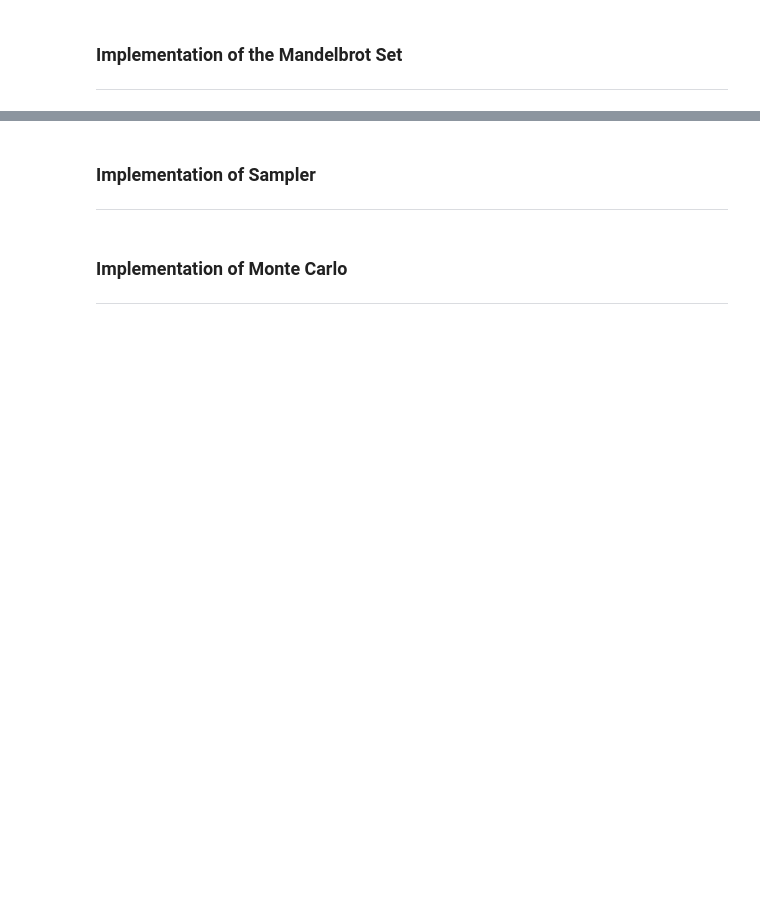
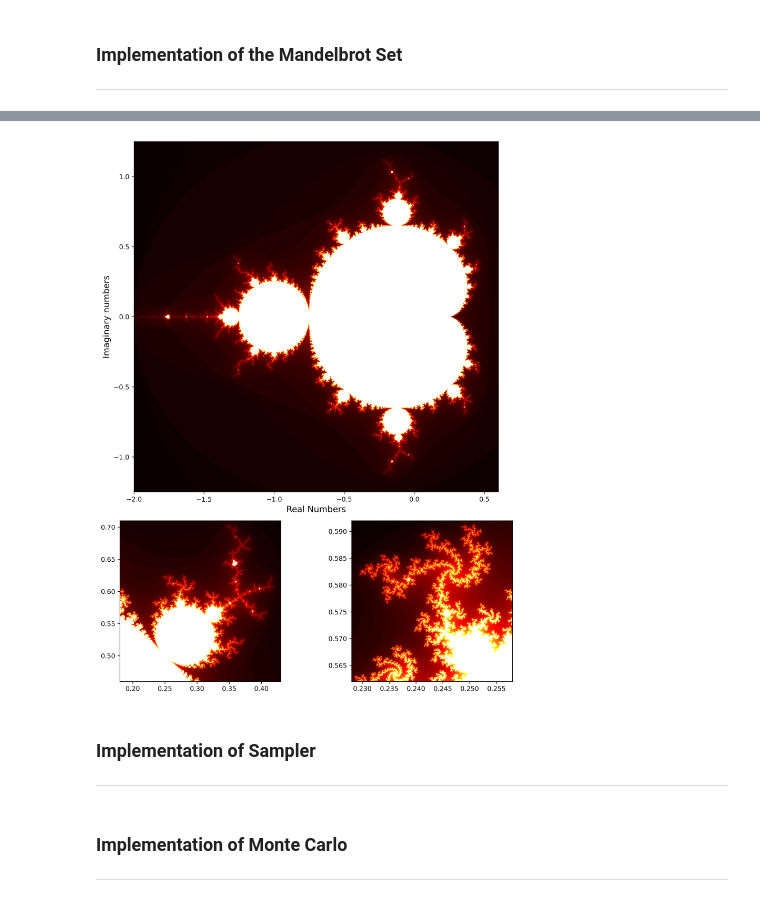
Before and after one commit to NaniHazbolatow/5284STSI6Y, a Jupyter notebook: Assignment 1/Assignment1-2.ipynb, the cells around one changed output, grey strips where cells are left out. Cells and saved outputs as stored; diff of their text form; code cells hidden in the pictures; blank space fills up the shorter version.

Commit message:
Changed mandelbrot diagram and added sobol in CI plots

```diff
--- a/Assignment 1/Assignment1-2.ipynb
+++ b/Assignment 1/Assignment1-2.ipynb
@@ -89,5 +88,5 @@ def mandelbrot_plot(resolution, max_length_set, re_min, re_max, im_min, im_max):
     return mat
 # %%
 mandelplot = mandelbrot_plot(resolution=1000, max_length_set=100, re_min=-2, re_max=0.6, im_min=-1.25, im_max=1.25)
-mandelplot_zoom = mandelbrot_plot(resolution=1000, max_length_set=100, re_min=-0.65, re_max=-0.25, im_min=0.45, im_max=0.75)
-mandelplot_zoom2 = mandelbrot_plot(resolution=1000, max_length_set=100, re_min=-0.48, re_max=-0.45, im_min=0.59, im_max=0.62)
+mandelplot_zoom = mandelbrot_plot(resolution=1000, max_length_set=100, re_min=0.18, re_max=0.43, im_min=0.46, im_max=0.71)
+mandelplot_zoom2 = mandelbrot_plot(resolution=1000, max_length_set=100, re_min=0.228, re_max=0.258, im_min=0.562, im_max=0.592)
@@ -119,3 +93,25 @@ plt.show()
+# %%
+fig=  plt.figure(figsize=(10, 12), dpi=300)
+gs = GridSpec(3, 2, fig)
+
+# Main plot
+ax1 = fig.add_subplot(gs[0:2, 0:2])
+ax1.imshow(mandelplot, cmap='hot', extent=[-2, 0.6, -1.25, 1.25])
+ax1.set_ylabel('Imaginary numbers', fontsize=13)
+ax1.set_xlabel('Real Numbers', fontsize=13)
+
+# Zoom 1
+ax2 = fig.add_subplot(gs[2, 0])
+ax2.imshow(mandelplot_zoom, cmap='hot', extent=[0.18, 0.43, 0.46, 0.71], origin='lower')
+
+# Zoom 2
+ax3 = fig.add_subplot(gs[2, 1])
+ax3.imshow(mandelplot_zoom2, cmap='hot', extent=[0.228, 0.258, 0.562, 0.592], origin='lower')
+
+plt.tight_layout()
+plt.show()
+# %% [output]
+[figure, added]
 # %% [markdown]
 ### Implementation of Sampler
 ---
```
Also changed, not shown: parts of 5 cells of this notebook.
